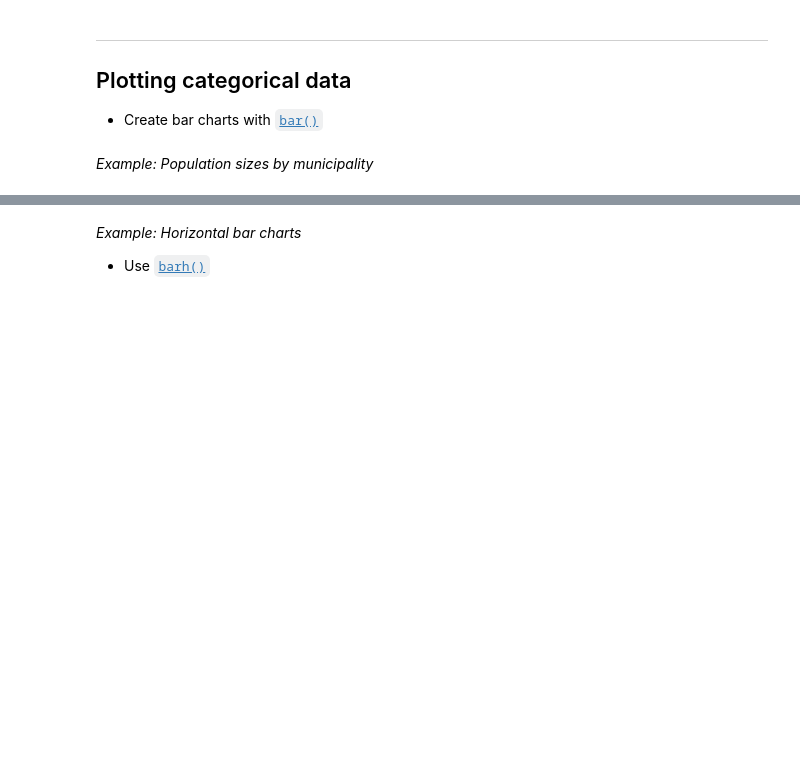
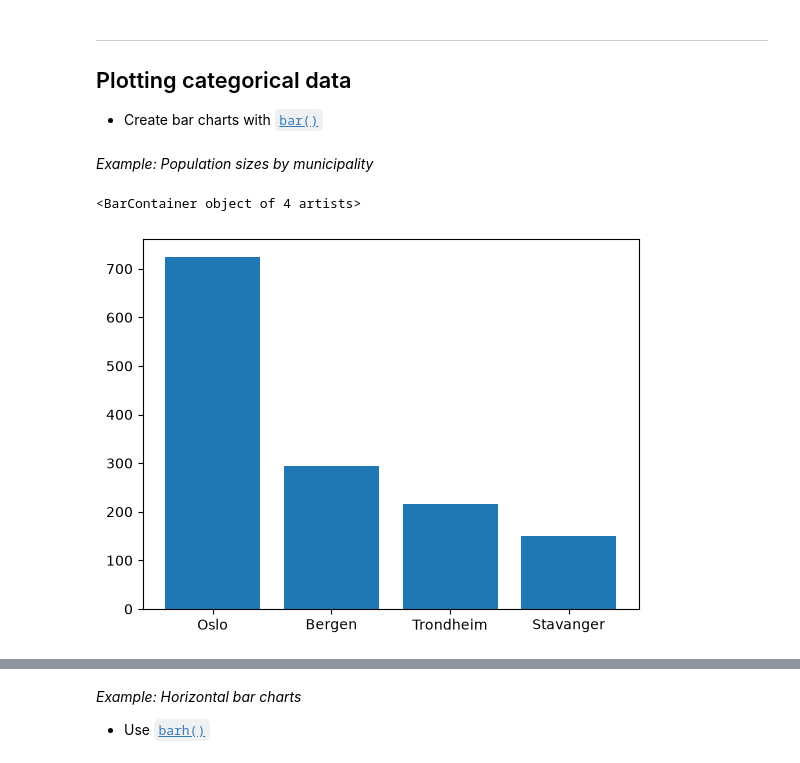
Before and after one commit to anders-hv/TECH2-H26, a Jupyter notebook: lectures/lecture3/lecture3-AH.ipynb, the cells around one changed output, grey strips where cells are left out. Drawn from its saved outputs; the diff is of its cells as text; code cells hidden in the pictures; blank space fills up the shorter version.

```diff
--- a/lectures/lecture3/lecture3-AH.ipynb
+++ b/lectures/lecture3/lecture3-AH.ipynb
@@ -243,7 +240,12 @@ Load the house-price data from `../../data/ames_houses.csv`. The column
 # %%
 import numpy as np
 
 # Define category labels
 municipality = ['Oslo', 'Bergen', 'Trondheim', 'Stavanger']
 # Population on January 1, 2025, in thousands
 population = np.array([724290, 293709, 216518, 150123]) / 1000
+
+plt.bar(municipality, population)
+# %% [output]
+<BarContainer object of 4 artists>
+[figure, added]
```
Also changed, not shown: parts of 10 cells of this notebook, 1 other file.
